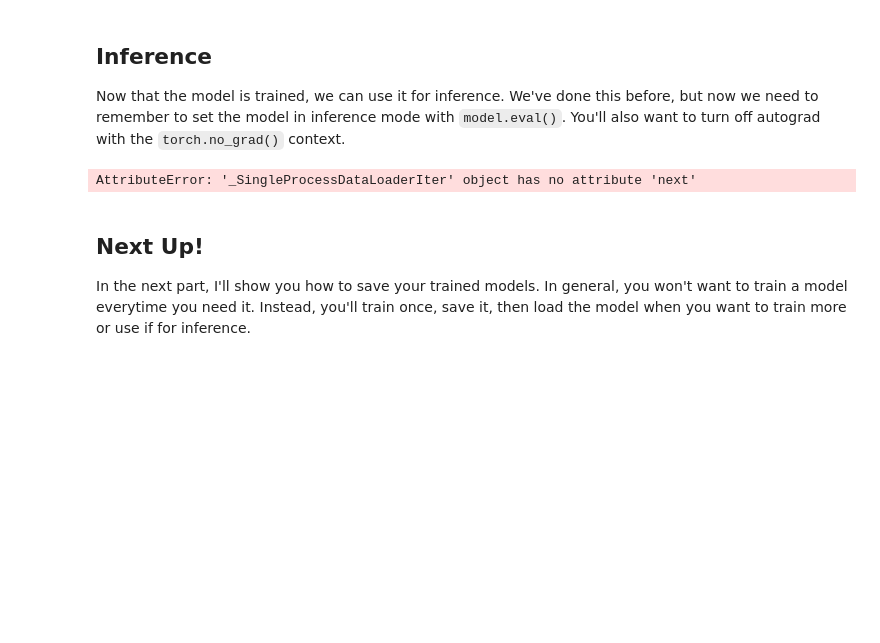
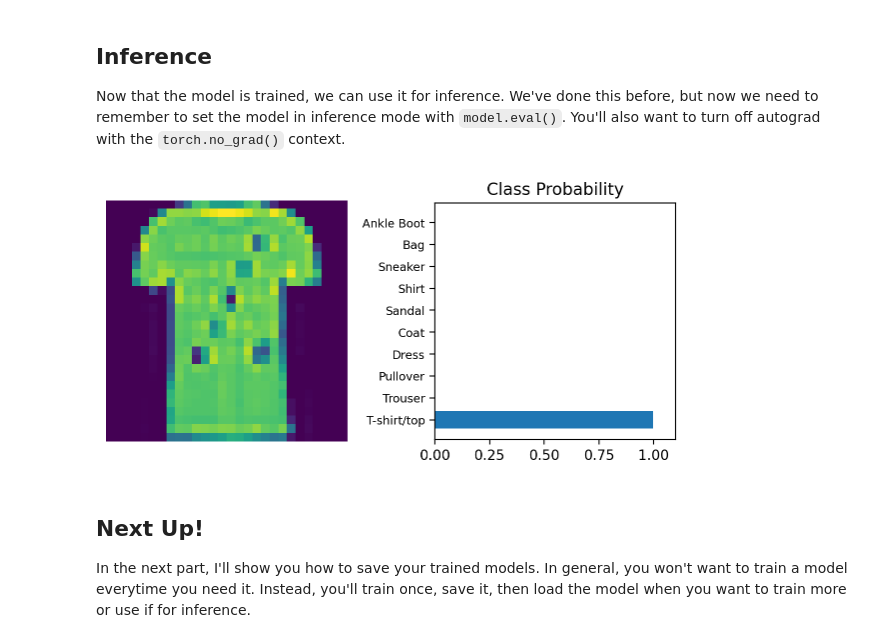
Before and after one commit to chemutai254/Neural_Networks, a Jupyter notebook: cd0281-Introduction-to-Neural-Networks-with-PyTorch-master/deep-learning-with-pytorch/Part 5 - Inference and Validation (Exercises).ipynb, the cells around one changed output. Drawn from its saved outputs; the diff is of its cells as text; code cells hidden in the pictures; blank space fills up the shorter version.

```diff
--- a/cd0281-Introduction-to-Neural-Networks-with-PyTorch-master/deep-learning-with-pytorch/Part 5 - Inference and Validation (Exercises).ipynb
+++ b/cd0281-Introduction-to-Neural-Networks-with-PyTorch-master/deep-learning-with-pytorch/Part 5 - Inference and Validation (Exercises).ipynb
@@ -248,27 +363,27 @@ Now that the model is trained, we can use it for inference. We've done this befo
 # %%
 # Import helper module (should be in the repo)
 import helper
 
 # Test out your network!
 
 model.eval()
 
 dataiter = iter(testloader)
-images, labels = dataiter.next()
+images, labels = next(dataiter)
 img = images[0]
 # Convert 2D image to 1D vector
 img = img.view(1, 784)
 
 # Calculate the class probabilities (softmax) for img
 with torch.no_grad():
     output = model.forward(img)
 
 ps = torch.exp(output)
 
 # Plot the image and probabilities
 helper.view_classify(img.view(1, 28, 28), ps, version='Fashion')
 # %% [output]
-AttributeError: '_SingleProcessDataLoaderIter' object has no attribute 'next'
+[figure, added]
 # %% [markdown]
 ## Next Up!
 
```
Also changed, not shown: parts of 8 cells of this notebook, 1 other file.
